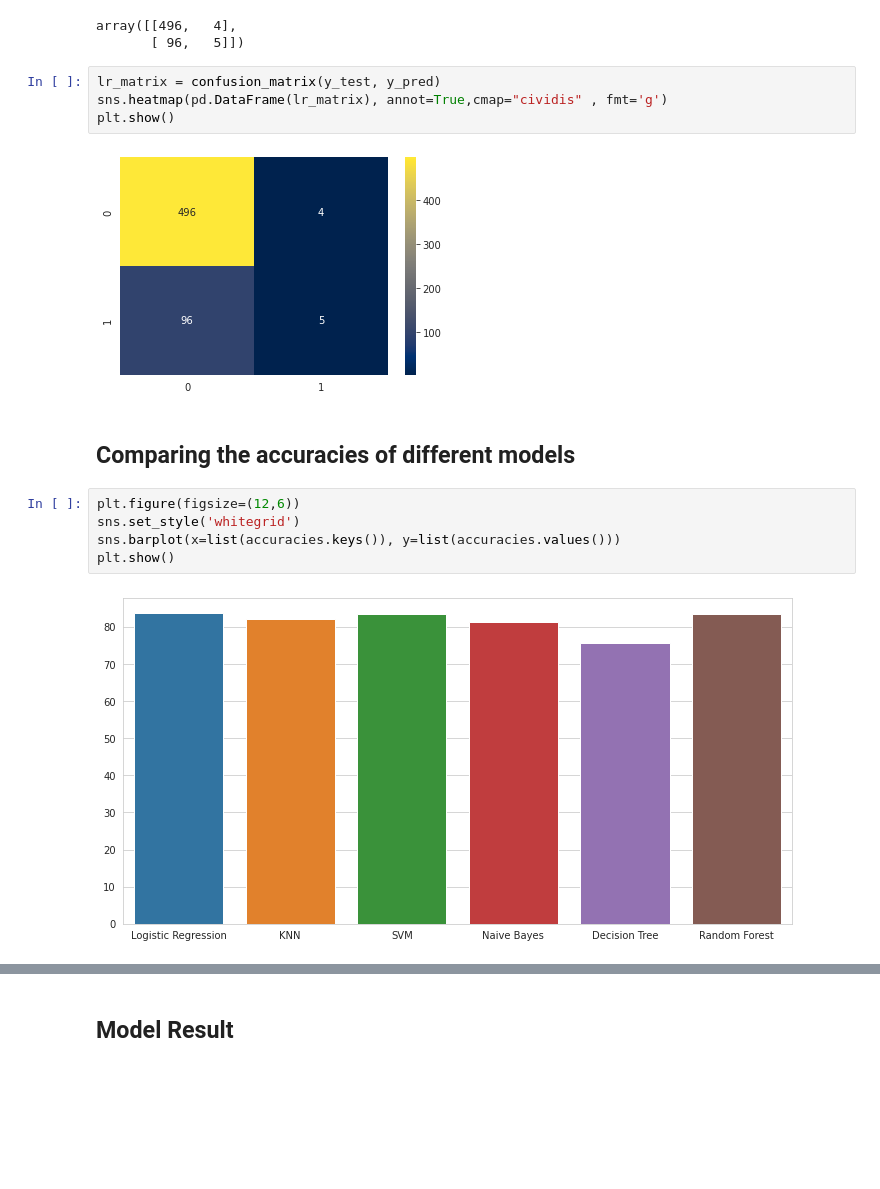
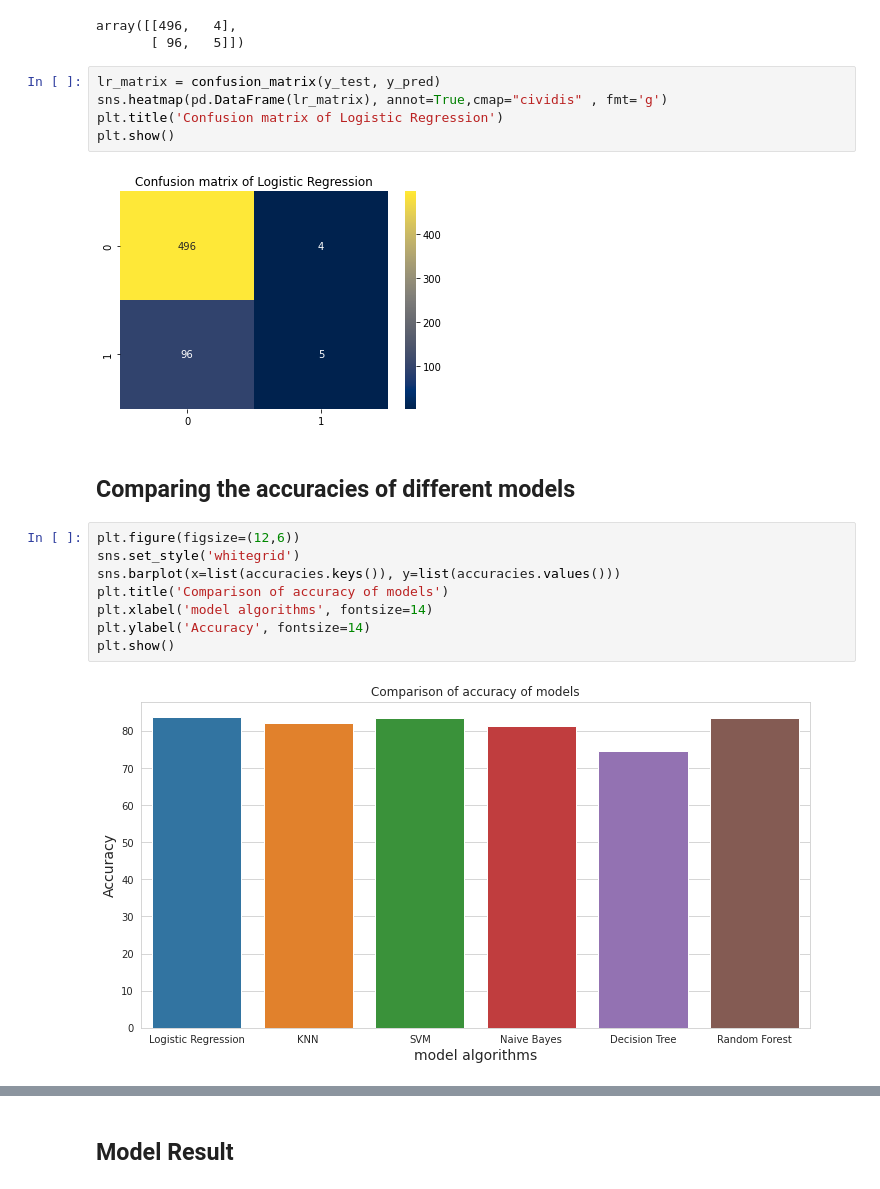
Before and after one commit to mukul9155/Cardiovascular-disease-prediction, a Jupyter notebook: Cardiovasular_disease_prediction.ipynb, the cells around one changed output, grey strips where cells are left out. Drawn from its saved outputs; the diff is of its cells as text; blank space fills up the shorter version.

```diff
--- a/Cardiovasular_disease_prediction.ipynb
+++ b/Cardiovasular_disease_prediction.ipynb
@@ -624,15 +705,19 @@ array([[496,   4],
 # %%
 lr_matrix = confusion_matrix(y_test, y_pred)
 sns.heatmap(pd.DataFrame(lr_matrix), annot=True,cmap="cividis" , fmt='g')
+plt.title('Confusion matrix of Logistic Regression')
 plt.show()
 # %% [output]
-[figure, old version]
+[figure, new version]
 # %% [markdown]
 ## Comparing the accuracies of different models
 # %%
 plt.figure(figsize=(12,6))
 sns.set_style('whitegrid')
 sns.barplot(x=list(accuracies.keys()), y=list(accuracies.values()))
+plt.title('Comparison of accuracy of models')
+plt.xlabel('model algorithms', fontsize=14)
+plt.ylabel('Accuracy', fontsize=14)
 plt.show()
 # %% [output]
-[figure, old version]
+[figure, new version]
```
Also changed, not shown: parts of 68 cells of this notebook.
